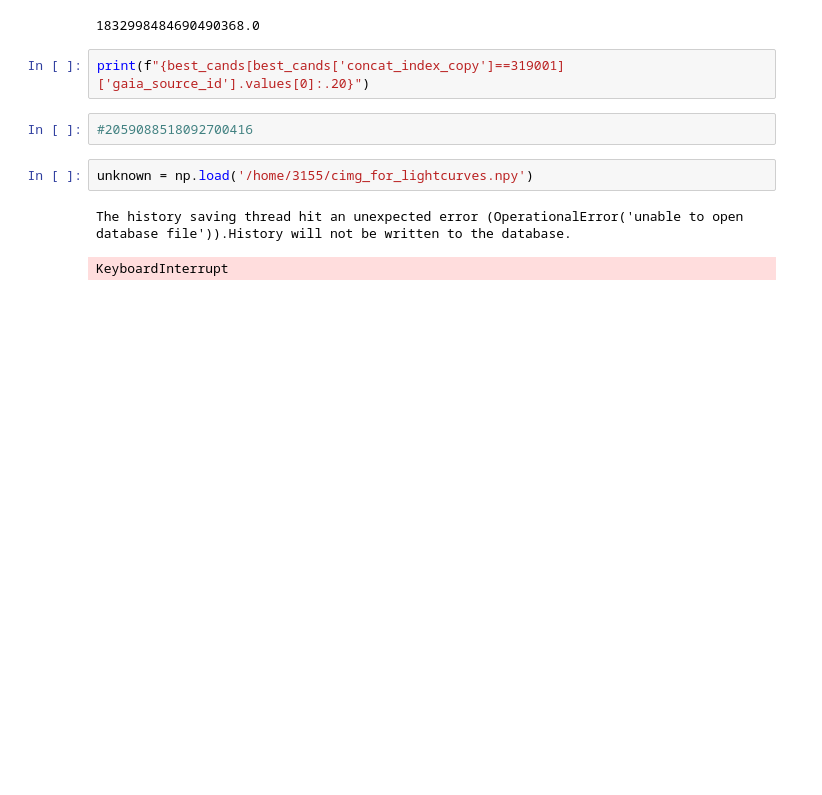
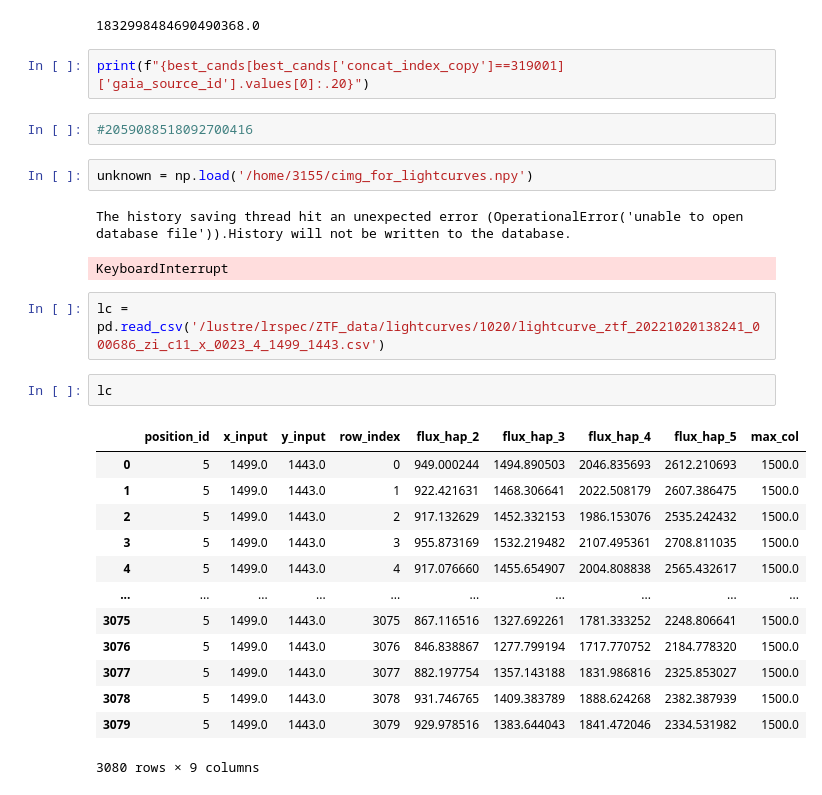
Before and after one commit to SHDaniels/Continuous-Readout-Image-Transient-Detection-with-CNNs, a Jupyter notebook: single_row_brightening.ipynb, the cells around one changed output. Saved outputs shown, nothing was run; the diff lists cells and outputs as text; blank space fills up the shorter version.

```diff
--- a/single_row_brightening.ipynb
+++ b/single_row_brightening.ipynb
@@ -174,3 +174,21 @@ unknown = np.load('/home/3155/cimg_for_lightcurves.npy')
 # %% [output]
 The history saving thread hit an unexpected error (OperationalError('unable to open database file')).History will not be written to the database.
 KeyboardInterrupt
+# %%
+lc = pd.read_csv('/lustre/lrspec/ZTF_data/lightcurves/1020/lightcurve_ztf_20221020138241_000686_zi_c11_x_0023_4_1499_1443.csv')
+# %%
+lc
+# %% [output]
+|  | position_id | x_input | y_input | row_index | flux_hap_2 | flux_hap_3 | flux_hap_4 | flux_hap_5 | max_col |
+| 0 | 5 | 1499.0 | 1443.0 | 0 | 949.000244 | 1494.890503 | 2046.835693 | 2612.210693 | 1500.0 |
+| 1 | 5 | 1499.0 | 1443.0 | 1 | 922.421631 | 1468.306641 | 2022.508179 | 2607.386475 | 1500.0 |
+| 2 | 5 | 1499.0 | 1443.0 | 2 | 917.132629 | 1452.332153 | 1986.153076 | 2535.242432 | 1500.0 |
+| 3 | 5 | 1499.0 | 1443.0 | 3 | 955.873169 | 1532.219482 | 2107.495361 | 2708.811035 | 1500.0 |
+| 4 | 5 | 1499.0 | 1443.0 | 4 | 917.076660 | 1455.654907 | 2004.808838 | 2565.432617 | 1500.0 |
+| ... | ... | ... | ... | ... | ... | ... | ... | ... | ... |
+| 3075 | 5 | 1499.0 | 1443.0 | 3075 | 867.116516 | 1327.692261 | 1781.333252 | 2248.806641 | 1500.0 |
+| 3076 | 5 | 1499.0 | 1443.0 | 3076 | 846.838867 | 1277.799194 | 1717.770752 | 2184.778320 | 1500.0 |
+| 3077 | 5 | 1499.0 | 1443.0 | 3077 | 882.197754 | 1357.143188 | 1831.986816 | 2325.853027 | 1500.0 |
+| 3078 | 5 | 1499.0 | 1443.0 | 3078 | 931.746765 | 1409.383789 | 1888.624268 | 2382.387939 | 1500.0 |
+| 3079 | 5 | 1499.0 | 1443.0 | 3079 | 929.978516 | 1383.644043 | 1841.472046 | 2334.531982 | 1500.0 |
+3080 rows × 9 columns
```
Also changed, not shown: 5 other files.
